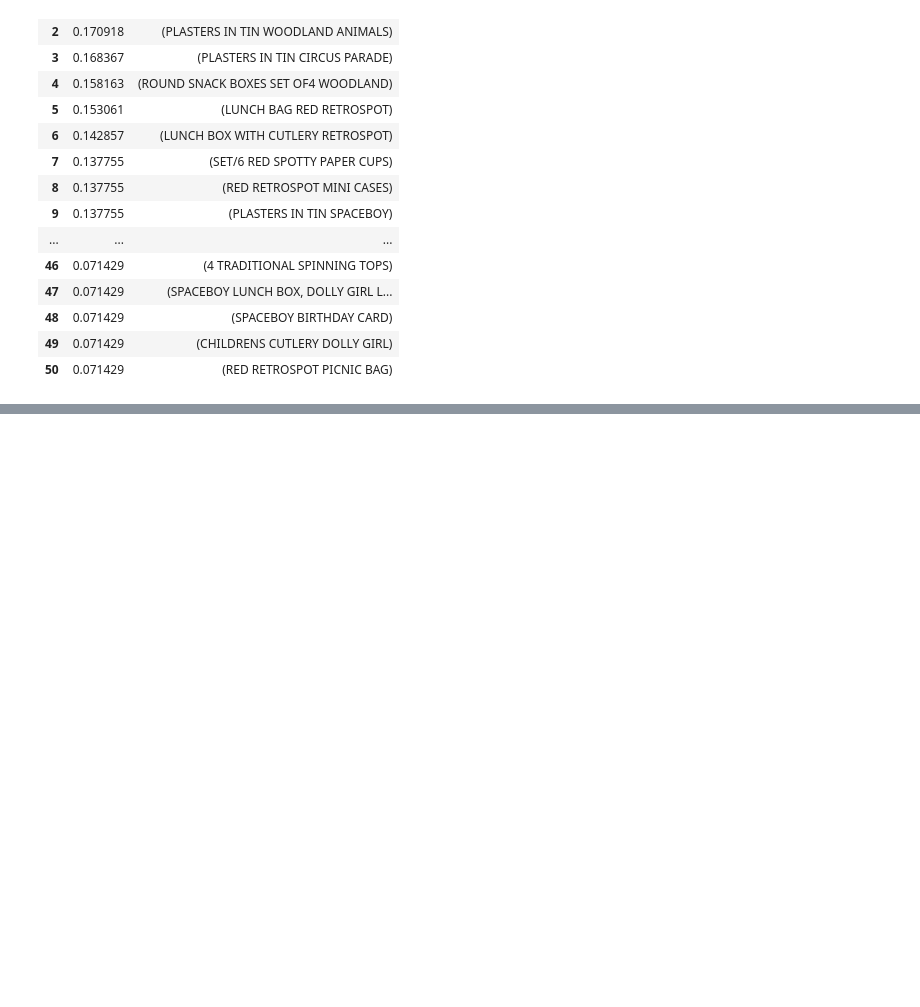
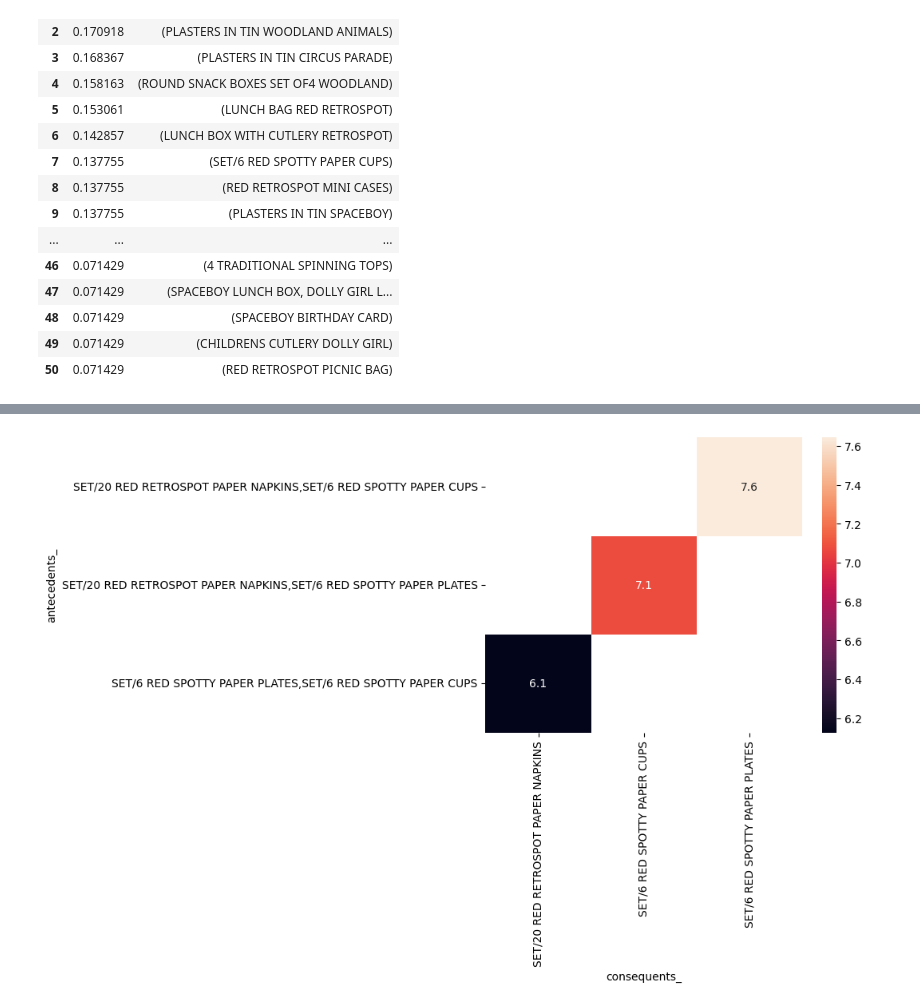
Before and after one commit to Darrellcr/proyek-akhir-datmin, a Jupyter notebook: Proyek kelompok 4.ipynb, the cells around one changed output, grey strips where cells are left out. Saved outputs shown, nothing was run; the diff lists cells and outputs as text; code cells hidden in the pictures; blank space fills up the shorter version.

```diff
--- a/Proyek kelompok 4.ipynb
+++ b/Proyek kelompok 4.ipynb
@@ -401,0 +402,18 @@ filter_rules(association_rules)
+# %%
+# Replace frozen sets with strings
+rules['antecedents_'] = rules['antecedents'].apply(lambda a: ','.join(list(a)))
+rules['consequents_'] = rules['consequents'].apply(lambda a: ','.join(list(a)))
+# %%
+rules['lhs items'] = rules['antecedents'].apply(lambda x:len(x) )
+# %%
+# Transform the DataFrame of rules into a matrix using the lift metric
+pivot = rules[rules['lhs items']>1].pivot(index = 'antecedents_',
+                    columns = 'consequents_', values= 'lift')
+# %%
+# Generate a heatmap with annotations on and the colorbar off
+sns.heatmap(pivot, annot = True)
+plt.yticks(rotation=0)
+plt.xticks(rotation=90)
+plt.show()
+# %% [output]
+[figure, added]
```
Also changed, not shown: parts of 5 cells of this notebook.
